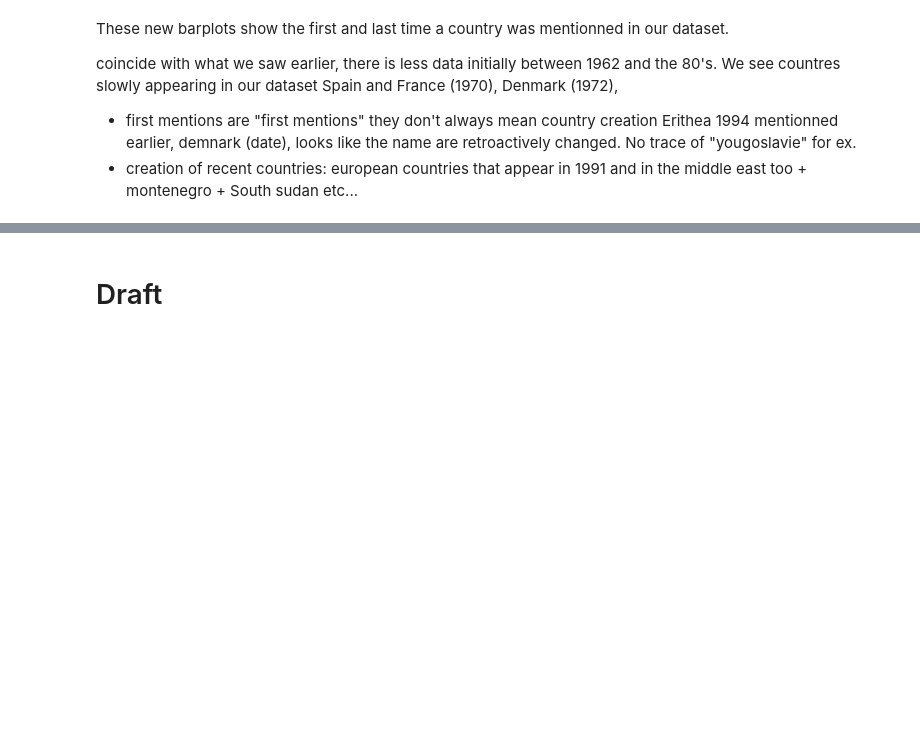
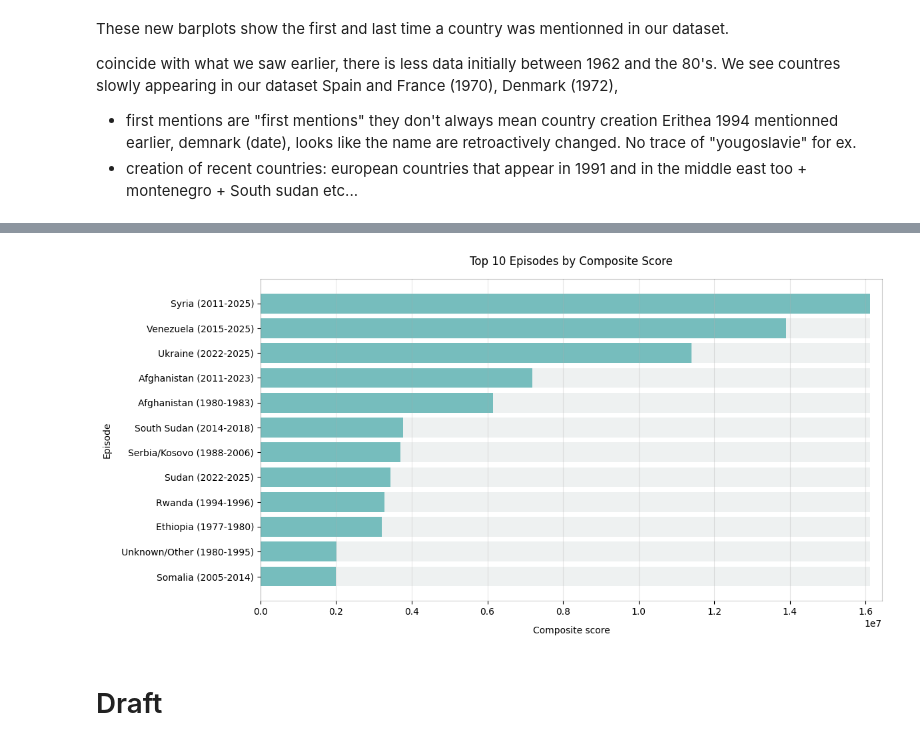
Before and after one commit to TishDuc/TishDuc.github.io, a Jupyter notebook: Displacements_Final_Project/Main_script.ipynb, the cells around one changed output, grey strips where cells are left out. Cells and saved outputs as stored; diff of their text form; code cells hidden in the pictures; blank space fills up the shorter version.

```diff
--- a/Displacements_Final_Project/Main_script.ipynb
+++ b/Displacements_Final_Project/Main_script.ipynb
@@ -497,0 +698,17 @@ coincide with what we saw earlier, there is less data initially between 1962 and
+# %%
+
+#  ranked by peak annual displacements
+# -------------------------------------
+top_by_peak = episodes_df.sort_values('peak_annual', ascending=False).reset_index(drop=True).head(12)
+# ranked by peak annual displacements
+print('Top episodes by peak annual displaced:')
+display(top_by_peak)
+
+
+#     ranked by composite score
+# -------------------------------------
+# (total displaced weighted by duration)
+top_by_composite = episodes_df.sort_values('composite_score', ascending=False).reset_index(drop=True).head(12)
+# ranked by composite score (total displaced weighted by duration)
+print('Top episodes by balanced composite score:')
+display(top_by_composite)
@@ -498,3 +744,51 @@ coincide with what we saw earlier, there is less data initially between 1962 and
+# %%
+# ---------------------------------------------------------------
+#       plotting the 10 largest episodes by composite score
+# ---------------------------------------------------------------
+
+if episodes_df.empty:
+    print('No episodes were detected with the current thresholds.')
+else:
+    chart_data = top_by_composite.copy()
+    chart_data['episode_label'] = (
+        chart_data['originname'].str.title() + ' (' +
+        chart_data['start_year'].astype(str) + '-' +
+        chart_data['end_year'].astype(str) + ')'
+    )
+
+    #       plot
+    # -----------------
+    plt.figure(figsize=(12, 6))
+
+    max_value = chart_data['composite_score'].max()
+
+    # background bars
+    plt.barh(
+        chart_data['episode_label'],
+        [max_value] * len(chart_data),
+        color='darkslategray',
+        alpha=0.08
+    )
+
+    # actual data bars
+    plt.barh(chart_data['episode_label'], chart_data['composite_score'], color="darkcyan", alpha=0.5)
+    plt.xlabel('Composite score', fontsize=10, labelpad=10)
+    plt.ylabel('Episode', fontsize=10, labelpad=10)
+    plt.title('Top 10 Episodes by Composite Score', fontsize=12, pad=15)
+    plt.gca().invert_yaxis()  # largest on top
+
+    # frame opacity
+    ax = plt.gca()
+    for spine in ax.spines.values():
+        spine.set_alpha(0.2)
+
+    plt.margins(x=0.02, y=0.05)
+    plt.grid(axis='x', alpha=0.3)
+
+    plt.tight_layout()
+    plt.show()
+# %% [output]
+[figure, added]
 # %% [markdown]
 # Draft
 # %%
```
Also changed, not shown: parts of 7 cells of this notebook.
